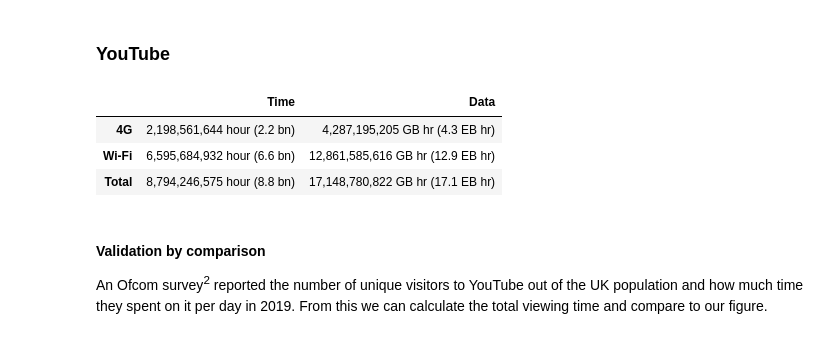
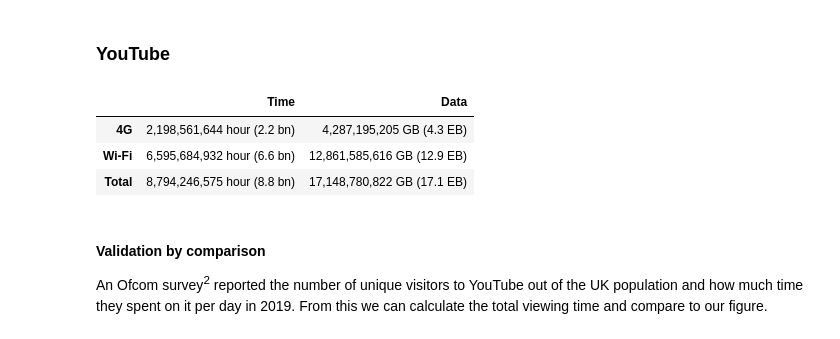
Before and after one commit to davidmytton/paper-video-streaming-network-energy, a Jupyter notebook: model/model.ipynb, the cells around one changed output. Cells and saved outputs as stored; diff of their text form; code cells hidden in the pictures.

```diff
--- a/model/model.ipynb
+++ b/model/model.ipynb
@@ -118,39 +118,39 @@ videoQuality = 720
 # %%
 # Tidy up the calculations into an easily readable data frame
 youtube = pd.DataFrame({
     'Time': {
         '4G': youtubeTimeAnnualMobileNetworks,
         'Wi-Fi': youtubeTimeAnnualWifiAllDevices,
         'Total': youtubeTimeAnnualMobileNetworks + youtubeTimeAnnualWifiAllDevices,
     },
     'Data': {
-        '4G': youtubeTimeAnnualMobileNetworks * dataVolume[videoQuality].values.mean(),
-        'Wi-Fi': youtubeTimeAnnualWifiAllDevices * dataVolume[videoQuality].values.mean(),
-        'Total': (youtubeTimeAnnualMobileNetworks * dataVolume[videoQuality].values.mean()) + (youtubeTimeAnnualWifiAllDevices * dataVolume[videoQuality].values.mean()),
+        '4G': youtubeTimeAnnualMobileNetworks.to('hours').magnitude * dataVolume[videoQuality].values.mean(),
+        'Wi-Fi': youtubeTimeAnnualWifiAllDevices.to('hours').magnitude * dataVolume[videoQuality].values.mean(),
+        'Total': (youtubeTimeAnnualMobileNetworks.to('hours').magnitude * dataVolume[videoQuality].values.mean()) + (youtubeTimeAnnualWifiAllDevices.to('hours').magnitude * dataVolume[videoQuality].values.mean()),
     }
 })
 
 # Format nicely for display
 youtubeDisplay = pd.DataFrame({
     'Time': {
         '4G': f'{youtube["Time"]["4G"].to("hour"):,.0f} ({youtube["Time"]["4G"].to("hour").to_compact().magnitude:,.1f} bn)',
         'Wi-Fi': f'{youtube["Time"]["Wi-Fi"].to("hour"):,.0f} ({youtube["Time"]["Wi-Fi"].to("hour").to_compact().magnitude:,.1f} bn)',
         'Total': f'{youtube["Time"]["Total"].to("hour"):,.0f} ({youtube["Time"]["Total"].to("hour").to_compact().magnitude:,.1f} bn)',
 
     },
     'Data': {
-        '4G': f'{youtube["Data"]["4G"].to("gigabyte hour"):,.0f~H} ({youtube["Data"]["4G"].to("exabyte hour"):,.1f~H})',
-        'Wi-Fi': f'{youtube["Data"]["Wi-Fi"].to("gigabyte hour"):,.0f~H} ({youtube["Data"]["Wi-Fi"].to("exabyte hour"):,.1f~H})',
-        'Total': f'{youtube["Data"]["Total"].to("gigabyte hour"):,.0f~H} ({youtube["Data"]["Total"].to("exabyte hour"):,.1f~H})',
+        '4G': f'{youtube["Data"]["4G"].to("gigabyte"):,.0f~H} ({youtube["Data"]["4G"].to("exabyte"):,.1f~H})',
+        'Wi-Fi': f'{youtube["Data"]["Wi-Fi"].to("gigabyte"):,.0f~H} ({youtube["Data"]["Wi-Fi"].to("exabyte"):,.1f~H})',
+        'Total': f'{youtube["Data"]["Total"].to("gigabyte"):,.0f~H} ({youtube["Data"]["Total"].to("exabyte"):,.1f~H})',
 
     }
 })
 youtubeDisplay
 # %% [output]
 |  | Time | Data |
-| 4G | 2,198,561,644 hour (2.2 bn) | 4,287,195,205 GB hr (4.3 EB hr) |
-| Wi-Fi | 6,595,684,932 hour (6.6 bn) | 12,861,585,616 GB hr (12.9 EB hr) |
-| Total | 8,794,246,575 hour (8.8 bn) | 17,148,780,822 GB hr (17.1 EB hr) |
+| 4G | 2,198,561,644 hour (2.2 bn) | 4,287,195,205 GB (4.3 EB) |
+| Wi-Fi | 6,595,684,932 hour (6.6 bn) | 12,861,585,616 GB (12.9 EB) |
+| Total | 8,794,246,575 hour (8.8 bn) | 17,148,780,822 GB (17.1 EB) |
 # %% [markdown]
 #### Validation by comparison
 
```
Also changed, not shown: parts of 4 cells of this notebook.
